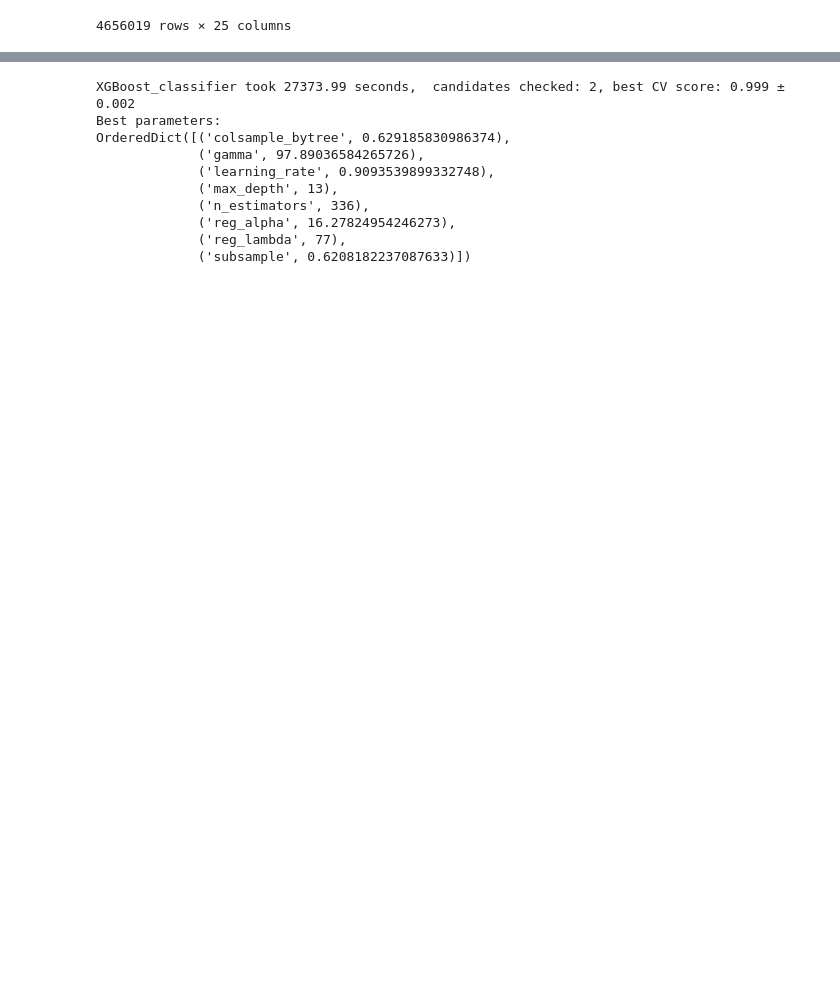
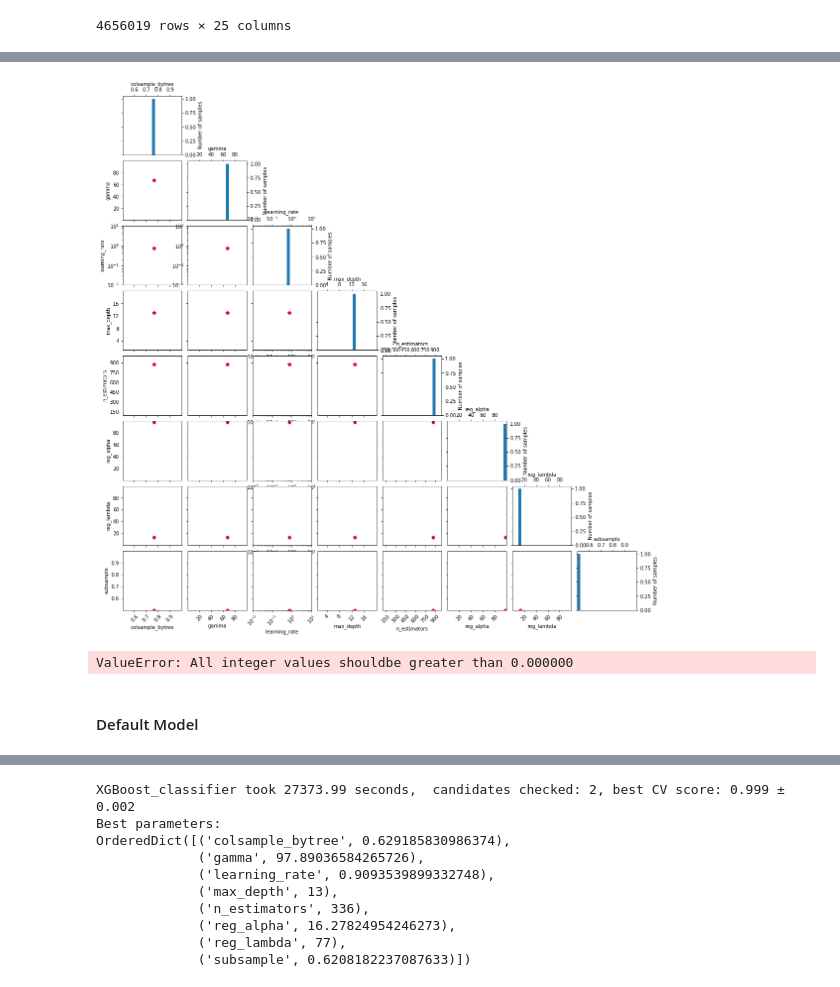
Before and after one commit to TingWeee/SNVcallingAlgo, a Jupyter notebook: GradientBoosting.ipynb, the cells around one changed output, grey strips where cells are left out. Drawn from its saved outputs; the diff is of its cells as text; code cells hidden in the pictures; blank space fills up the shorter version.

Commit message:
Optimised model with F1=0.89846!

```diff
--- a/GradientBoosting.ipynb
+++ b/GradientBoosting.ipynb
@@ -272,0 +176,8 @@ OrderedDict([('colsample_bytree', 0.7654820824760737),
+# %%
+# Setting the basic regressor
+clf = XGBClassifier(random_state=0,
+                    #booster='gbtree',
+                    #eval_metric = 'auc',
+                    #objective='binary:logistic',
+                    #tree_method='approx',
+                    verbosity = 0)
@@ -272,0 +201,31 @@ OrderedDict([('colsample_bytree', 0.7654820824760737),
+# %%
+# Wrapping everything up into the Bayesian optimizer
+from time import time
+fit_params = {
+    'early_stopping_rounds':20, # change this later
+    'eval_metric':'f1', #change? to 'accuracy'??
+    'eval_set':[(X_val, y_val)]
+}
+
+baye_opt = BayesSearchCV(
+    estimator = clf,
+    search_spaces = search_spaces,
+    scoring = 'f1', # I CHANGED THIS
+    cv = cv_strategy,
+    n_iter=50,                                       # max number of trials
+    n_points=1,                                       # number of hyperparameter sets evaluated at the same time
+    n_jobs=-1,  # idk                                       # number of jobs
+    #iid=False,                                        # if not iid it optimizes on the cv score
+    # return_train_score=False,
+    # refit=False,
+    # optimizer_kwargs={'base_estimator': 'GP'}, # optmizer parameters: we use Gaussian Process (GP)
+    fit_params = fit_params,
+    random_state=0)
+# %%
+# Running the optimizer # using the first search space
+
+overdone_control = DeltaYStopper(delta=0.0001)                    # We stop if the gain of the optimization becomes too small
+time_limit_control = DeadlineStopper(total_time=60*60*4)          # We impose a time limit (1 hours)
+
+best_params = report_perf(baye_opt, X_train, y_train,'XGBoost_classifier',
+                          callbacks=[overdone_control, time_limit_control])
@@ -272,0 +243,13 @@ OrderedDict([('colsample_bytree', 0.7654820824760737),
+# %%
+plots.plot_evaluations(best_params.optimizer_results_[0])
+plt.show()
+# %% [output]
+[figure, added]
+# %%
+# started running at 8pm
+from skopt import space, plots
+# Visualize loss with respect to hyperparameters
+plots.plot_objective(best_params.optimizer_results_[0])
+plt.show()
+# %% [output]
+ValueError: All integer values shouldbe greater than 0.000000
@@ -272,0 +258,2 @@ OrderedDict([('colsample_bytree', 0.7654820824760737),
+# %% [markdown]
+#### Default Model
```
Also changed, not shown: parts of 109 cells of this notebook.
